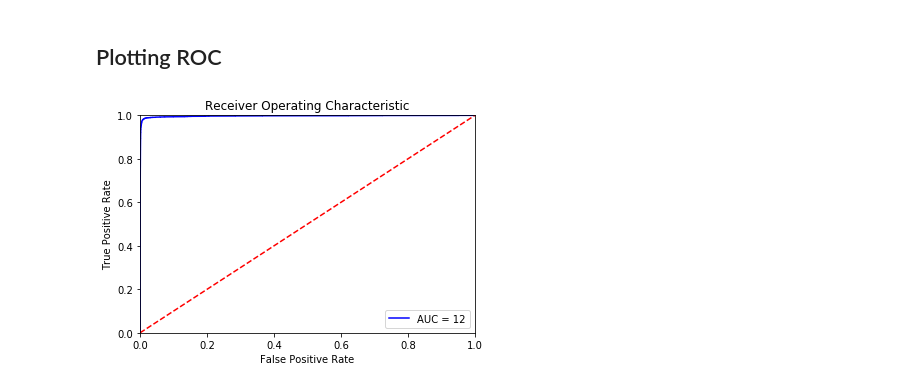
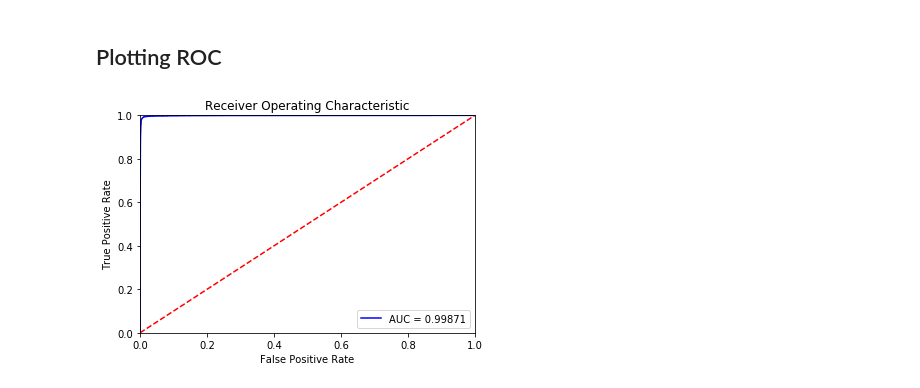
Before and after one commit to ToreGore/Bioinformatics, a Jupyter notebook: Project_Mk2.ipynb, the cells around one changed output. Drawn from its saved outputs; the diff is of its cells as text; code cells hidden in the pictures.

Commit message:
Added roc curve to the mk2 project for train and test

```diff
--- a/Project_Mk2.ipynb
+++ b/Project_Mk2.ipynb
@@ -184,12 +179,21 @@ roc_auc = metrics.auc(fpr, tpr)
+# %%
+probs_test = model.predict_proba(x_test)
+probs_train = model.predict_proba(x_train)
+preds_test = probs_test[:]
+preds_train = probs_train[:]
+fpr_test, tpr_test, threshold_test = metrics.roc_curve(y_test, preds_test)
+fpr_train, tpr_train, threshold_train = metrics.roc_curve(y_train, preds_train)
+roc_auc_test = metrics.auc(fpr_test, tpr_test)
+roc_auc_train = metrics.auc(fpr_train, tpr_train)
 # %%
 plt.title("Receiver Operating Characteristic")
-plt.plot(fpr, tpr, "b", label= "AUC = %0.f2" % roc_auc)
+plt.plot(fpr_train, tpr_train, "b", label= "AUC = %0.5f" % roc_auc_train)
 plt.legend(loc= "lower right")
 plt.plot([0,1], [0,1], "r--")
 plt.xlim([0,1])
 plt.ylim([0,1])
 plt.ylabel("True Positive Rate")
 plt.xlabel("False Positive Rate")
 plt.show()
 # %% [output]
-[figure, old version]
+[figure, new version]
```
Also changed, not shown: parts of 3 cells of this notebook.
